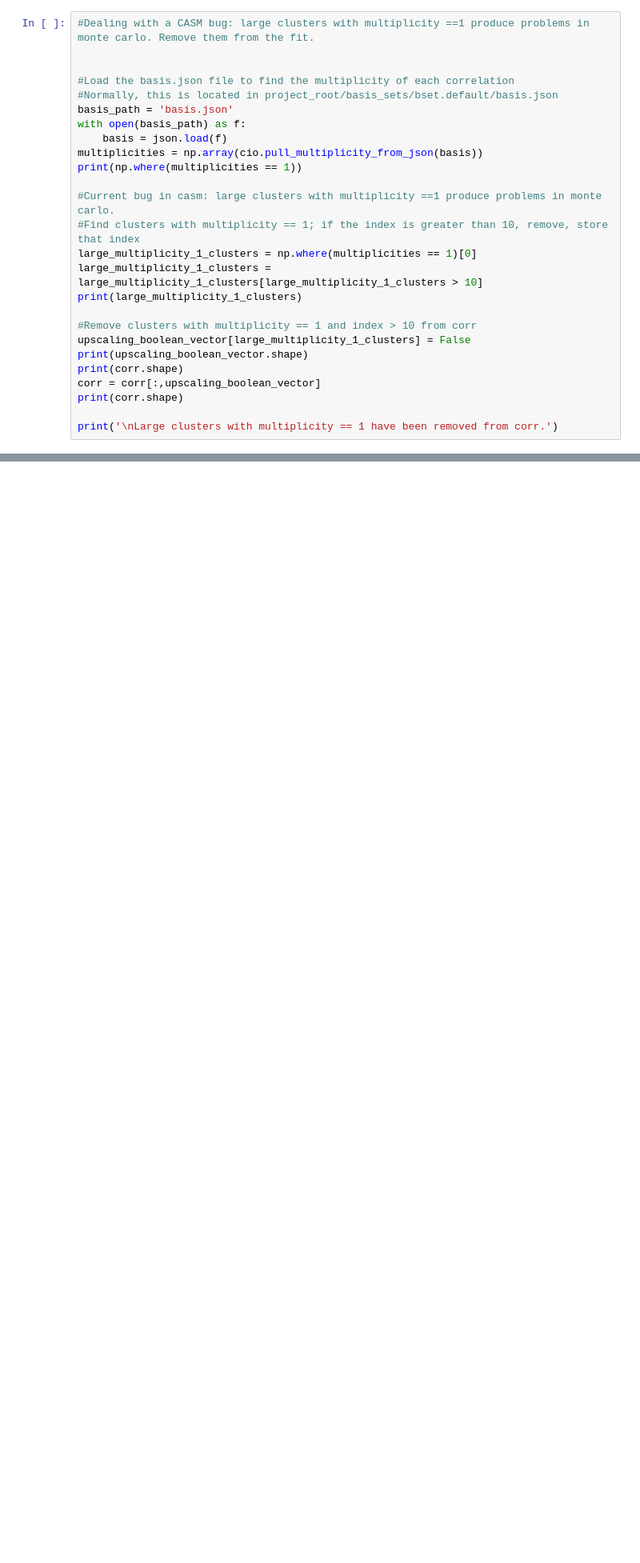
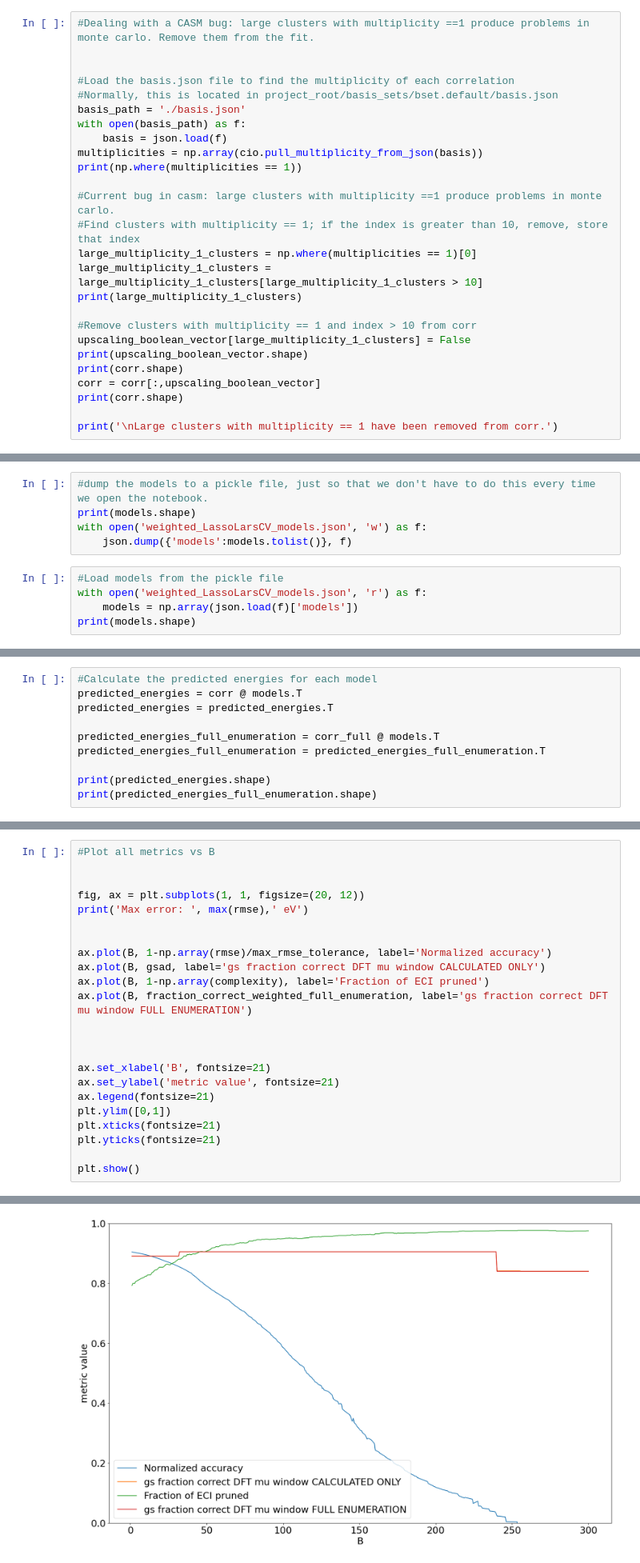
Before and after one commit to deober/djlib, a Jupyter notebook: examples/prior_with_ground_state_enforcement/choosing_optimal_prior.ipynb, the cells around one changed output, grey strips where cells are left out. Shown at 80% size. Saved outputs shown, nothing was run; the diff lists cells and outputs as text; blank space fills up the shorter version.

Commit message:
Updated choosing prior notebook to include prior sampling. Second section is work in progress.

```diff
--- a/examples/prior_with_ground_state_enforcement/choosing_optimal_prior.ipynb
+++ b/examples/prior_with_ground_state_enforcement/choosing_optimal_prior.ipynb
@@ -34,7 +35,7 @@ upscaling_boolean_vector = np.array([True]*corr.shape[1])
 
 #Load the basis.json file to find the multiplicity of each correlation
 #Normally, this is located in project_root/basis_sets/bset.default/basis.json
-basis_path = 'basis.json'
+basis_path = './basis.json'
 with open(basis_path) as f:
     basis = json.load(f)
 multiplicities = np.array(cio.pull_multiplicity_from_json(basis))
@@ -398,0 +171,10 @@ print(df['eci_stddev'][optimal_eci_stddev])
+# %%
+#dump the models to a pickle file, just so that we don't have to do this every time we open the notebook.
+print(models.shape)
+with open('weighted_LassoLarsCV_models.json', 'w') as f:
+    json.dump({'models':models.tolist()}, f)
+# %%
+#Load models from the pickle file
+with open('weighted_LassoLarsCV_models.json', 'r') as f:
+    models = np.array(json.load(f)['models'])
+print(models.shape)
@@ -398,0 +183,10 @@ print(df['eci_stddev'][optimal_eci_stddev])
+# %%
+#Calculate the predicted energies for each model
+predicted_energies = corr @ models.T
+predicted_energies = predicted_energies.T
+
+predicted_energies_full_enumeration = corr_full @ models.T
+predicted_energies_full_enumeration = predicted_energies_full_enumeration.T
+
+print(predicted_energies.shape)
+print(predicted_energies_full_enumeration.shape)
@@ -398,0 +246,24 @@ print(df['eci_stddev'][optimal_eci_stddev])
+# %%
+#Plot all metrics vs B
+
+
+fig, ax = plt.subplots(1, 1, figsize=(20, 12))
+print('Max error: ', max(rmse),' eV')
+
+
+ax.plot(B, 1-np.array(rmse)/max_rmse_tolerance, label='Normalized accuracy')
+ax.plot(B, gsad, label='gs fraction correct DFT mu window CALCULATED ONLY')
+ax.plot(B, 1-np.array(complexity), label='Fraction of ECI pruned')
+ax.plot(B, fraction_correct_weighted_full_enumeration, label='gs fraction correct DFT mu window FULL ENUMERATION')
+
+
+
+ax.set_xlabel('B', fontsize=21)
+ax.set_ylabel('metric value', fontsize=21)
+ax.legend(fontsize=21)
+plt.ylim([0,1])
+plt.xticks(fontsize=21)
+plt.yticks(fontsize=21)
+
+plt.show()
+# %% [output]
@@ -398,0 +271 @@ print(df['eci_stddev'][optimal_eci_stddev])
+[figure, added]
```
Also changed, not shown: parts of 55 cells of this notebook, 6 other files.
